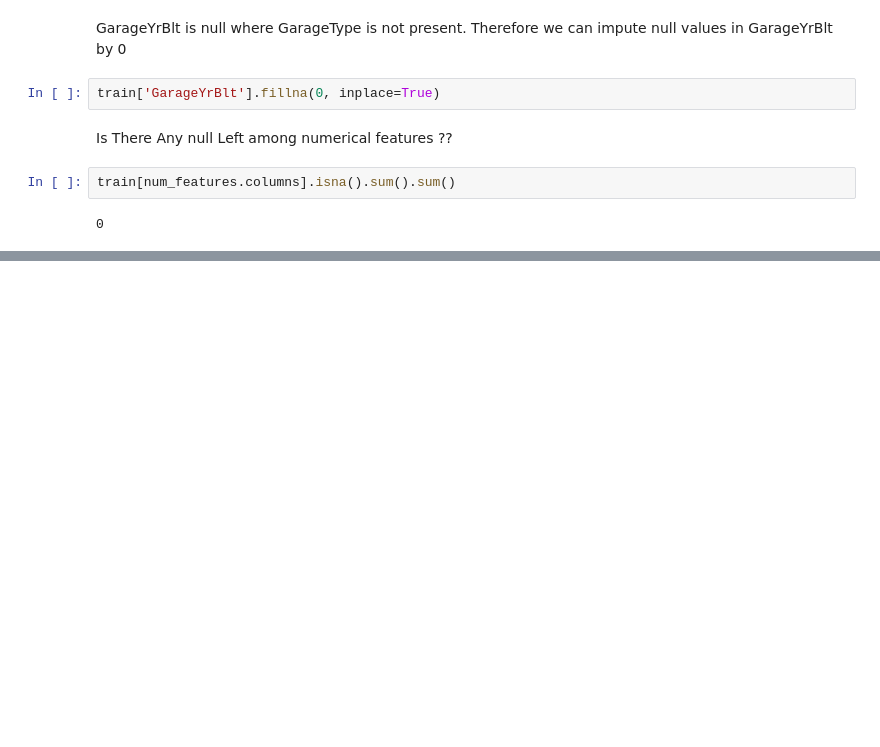
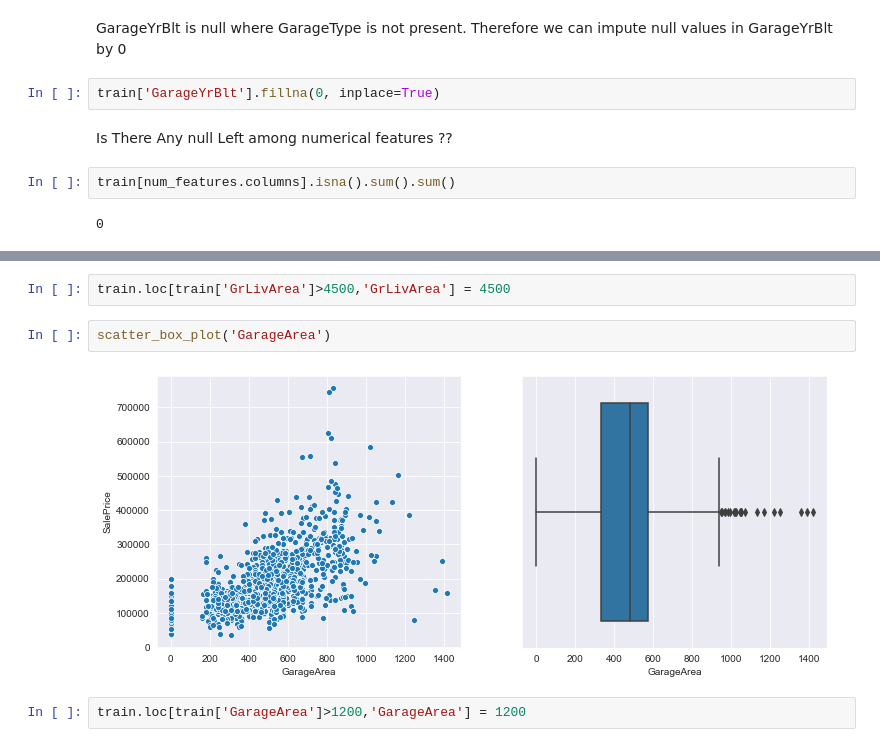
Before and after one commit to gitSuyash/Regression-Housing-Dataset, a Jupyter notebook: Notebook.ipynb, the cells around one changed output, grey strips where cells are left out. Saved outputs shown, nothing was run; the diff lists cells and outputs as text; blank space fills up the shorter version.

```diff
--- a/Notebook.ipynb
+++ b/Notebook.ipynb
@@ -334,0 +221,8 @@ The value of feature is non-zero for very few observations, therefore in an atte
+# %%
+train.loc[train['GrLivArea']>4500,'GrLivArea'] = 4500
+# %%
+scatter_box_plot('GarageArea')
+# %% [output]
+[figure, added]
+# %%
+train.loc[train['GarageArea']>1200,'GarageArea'] = 1200
```
Also changed, not shown: parts of 74 cells of this notebook.
